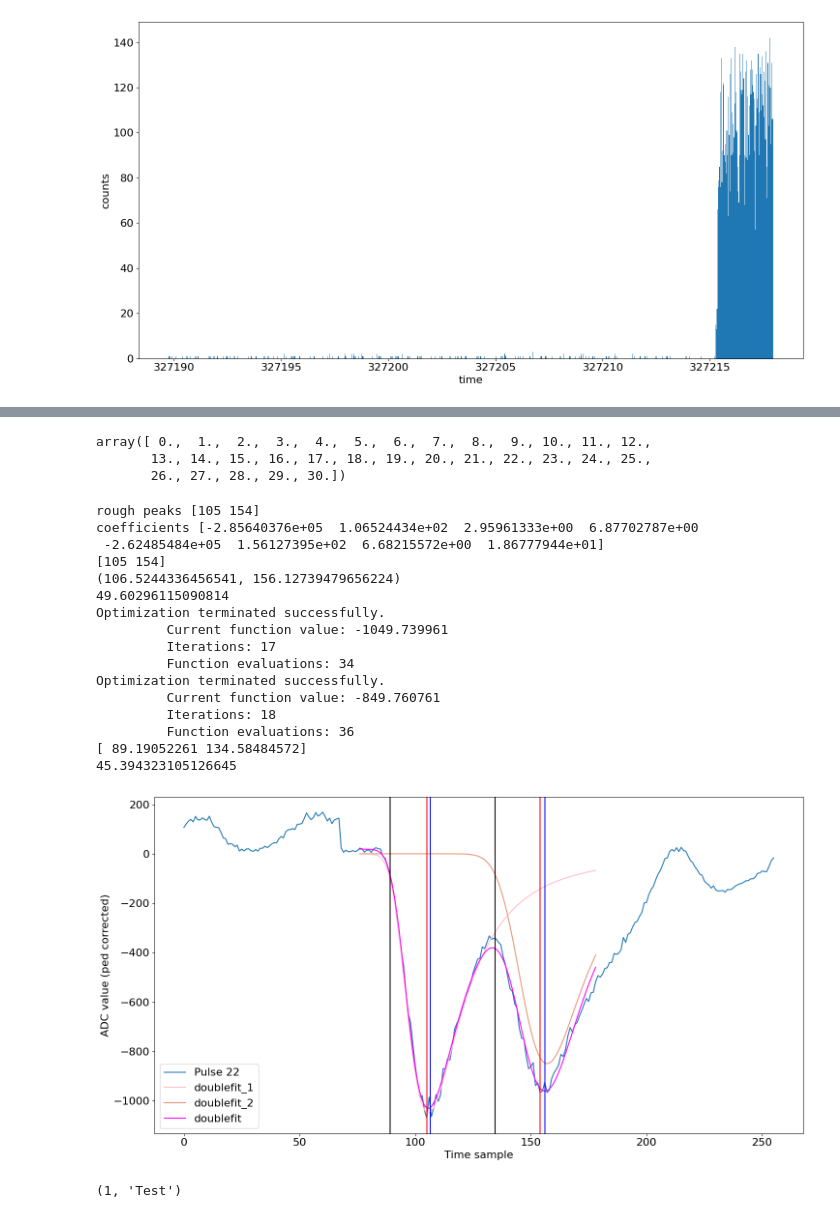
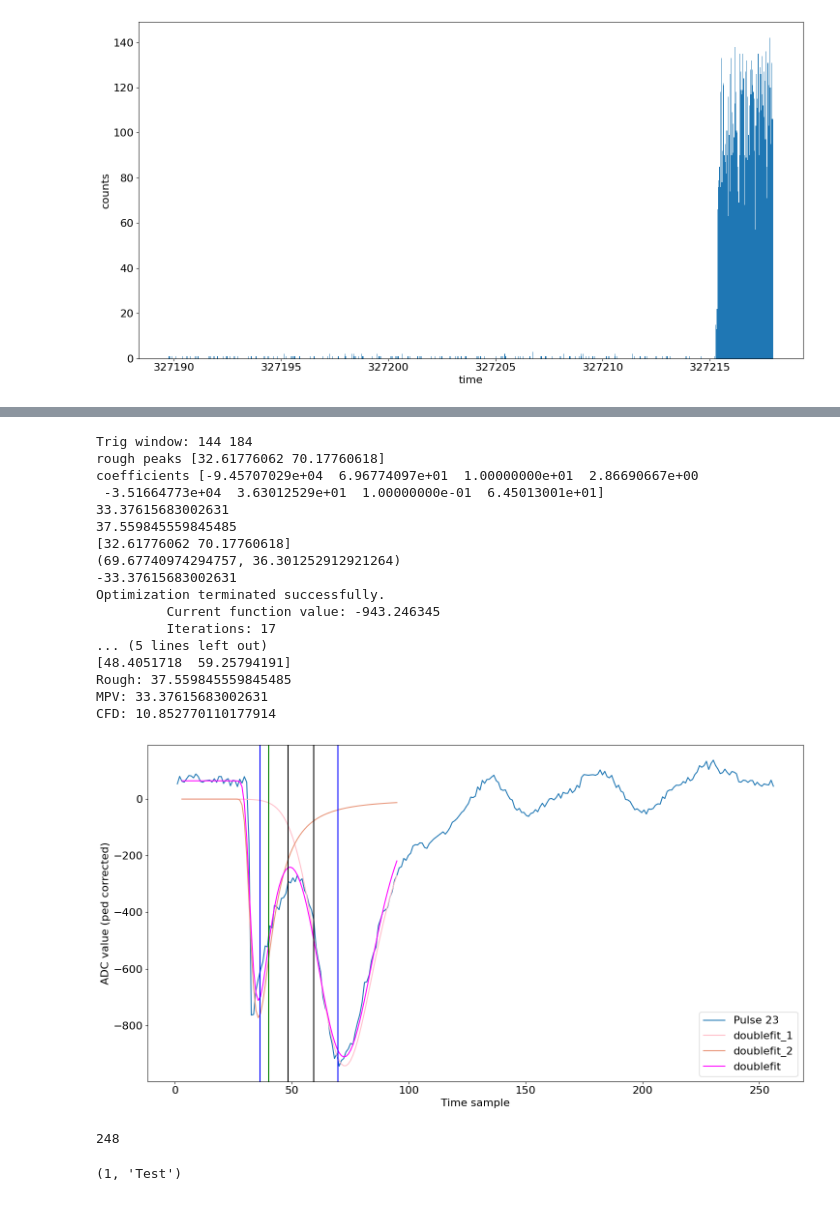
Before and after one commit to FTBF/LAPPD_TOF_Analysis, a Jupyter notebook: Analysis.ipynb, the cells around one changed output, grey strips where cells are left out. Saved outputs shown, nothing was run; the diff lists cells and outputs as text; code cells hidden in the pictures.

```diff
--- a/Analysis.ipynb
+++ b/Analysis.ipynb
@@ -350,7 +350,7 @@ np.set_printoptions(threshold=np.inf)
 #channels = np.array([0,1,2,3,4,6,7,8,9,10,11,12,13,14,15,16,17,18,19,20,21,22,23,24,25,26,27,28,29])
 channels = np.array([4,3,2,1,0,11,10,9,8,7,6,17,16,15,14,13,12,23,22,21,20,19,18,29,28,27,26,25,24])
 
-event = 660
+event = 671
 
 xdata = np.linspace(0, 28,29)
 ydata = data[event,:,:]-averages[:,:]
@@ -659,16 +689,10 @@ for event in range(0, 200):
     fig.tight_layout()
     fig.savefig("testPlots/Pulse_ch2_%i.png"%event)
     plt.close('all')
-# %%
-np.linspace(0,30,31)
-# %% [output]
-array([ 0.,  1.,  2.,  3.,  4.,  5.,  6.,  7.,  8.,  9., 10., 11., 12.,
-       13., 14., 15., 16., 17., 18., 19., 20., 21., 22., 23., 24., 25.,
-       26., 27., 28., 29., 30.])
 # %%
 #%%timeit
 
-event = 2244
+event = 925
 
 def fitfun(x, *p):
     A, mu, sigma, xi = p
@@ -684,14 +708,24 @@ def double_fitfun(x, *p):
     #return A*langauss.pdf(x=x,landau_x_mpv=mu,landau_xi=xi,gauss_sigma=sigma)
     return fitfun(x, A1, mu1, sigma1, xi1) + fitfun(x, A2, mu2, sigma2, xi1) + y0
 
-xdata = np.linspace(0, 255,256)
+#xdata = np.linspace(0, 255,256)
+deltax = np.array([256*4/259]+[256/259]*255)
 ydata = data[event,:,:]-averages[:,:]
 
 channel = ydata.min(axis=1).argmin()
 
+cw_low = (((times_320[event]+2+2)%8)*32-16)%256
+cw_high = (((times_320[event]+2+2)%8)*32+24)%256
+
+print("Trig window:", cw_low, cw_high)
+
 ydata = ydata[channel]
+ydata = np.roll(ydata, -cw_low)
+deltax = np.roll(deltax, -cw_low)
+xdata = np.cumsum(deltax)
 
 peaks2 = scipy.signal.find_peaks(-ydata, height=(-0.6)*ydata.min(), distance = 22)[0]
+peaks2 = xdata[peaks2]
 
 peaks = []
 csl = []
@@ -727,6 +761,8 @@ coeff2, var_matrix2 = curve_fit(double_fitfun, xdata_cut, ydata_cut, p0=p0, boun
 #coeff2 = coefs
 print("coefficients", coeff2)
 
+peaks = np.array((coeff2[5],coeff2[1]))
+
 try:
     print(peaks.max()-peaks.min())
     print(peaks2.max()-peaks2.min())
@@ -753,53 +789,63 @@ peaks3.append(fsolve(lamfun2, [coeff2[5]-10]).min())
 
 peaks3 = np.array(peaks3)
 print(peaks3)
-print(peaks3.max()-peaks3.min())
+print("Rough:",  peaks2.max()-peaks2.min())
+print("MPV:",  peaks.max()-peaks.min())
+print("CFD:",  peaks3.max()-peaks3.min())
 
 fig, (ax1) = plt.subplots(1, 1)
 ax1.plot(xdata, ydata, label="Pulse %i"%channel)
 for i, (x, bs) in enumerate(csl):
     ax1.plot(x, bs, label="SingleFit_%i"%(i+1), color='orange')
 ax1.plot(xdata_cut, fitfun(xdata_cut,*coeff2[:4]), label="doublefit_1", color='pink')
 ax1.plot(xdata_cut, fitfun(xdata_cut,*(coeff2[4], coeff2[5], coeff2[6], coeff2[3])), label="doublefit_2", color='darksalmon')
 ax1.plot(xdata_cut, double_fitfun(xdata_cut,*coeff2), label="doublefit", color='magenta')
 #ax1.plot(xdata_cut, lamfun1(xdata_cut), label="doublefit", color='black')
 #ax1.plot(xdata_cut, lamfun2(xdata_cut), label="doublefit", color='black')
 #ax1.plot(xplot, dbs(xplot))
 #ax1.plot(xplot, dcs(xplot))
 #for x in peaks:
 #    ax1.axvline(x, color="green")
 
-for x in peaks2:
-    ax1.axvline(x, color="red")
+#for x in peaks2:
+#    ax1.axvline(x, color="red")
 ax1.axvline(coeff2[1], color="blue")
 ax1.axvline(coeff2[5], color="blue")
 for x in peaks3:
     ax1.axvline(x, color="black")
 
 ax1.set_xlabel("Time sample")
 ax1.set_ylabel("ADC value (ped corrected)")
 
+#ax1.axvline(cw_low, color="green")
+ax1.axvline(40, color="green")
+
 ax1.legend()
 
 fig.tight_layout()
 # %% [output]
-rough peaks [105 154]
-coefficients [-2.85640376e+05  1.06524434e+02  2.95961333e+00  6.87702787e+00
- -2.62485484e+05  1.56127395e+02  6.68215572e+00  1.86777944e+01]
-[105 154]
-(106.5244336456541, 156.12739479656224)
-49.60296115090814
+Trig window: 144 184
+rough peaks [32.61776062 70.17760618]
+coefficients [-9.45707029e+04  6.96774097e+01  1.00000000e+01  2.86690667e+00
+ -3.51664773e+04  3.63012529e+01  1.00000000e-01  6.45013001e+01]
+33.37615683002631
+37.559845559845485
+[32.61776062 70.17760618]
+(69.67740974294757, 36.301252912921264)
+-33.37615683002631
 Optimization terminated successfully.
-         Current function value: -1049.739961
+         Current function value: -943.246345
          Iterations: 17
-         Function evaluations: 34
-Optimization terminated successfully.
-         Current function value: -849.760761
-         Iterations: 18
-         Function evaluations: 36
-[ 89.19052261 134.58484572]
-45.394323105126645
+... (5 lines left out)
+[48.4051718  59.25794191]
+Rough: 37.559845559845485
+MPV: 33.37615683002631
+CFD: 10.852770110177914
-[figure, old version]
+[figure, new version]
+# %%
+(-8)%256
+# %% [output]
+248
 # %%
 def test(*p):
     print (p)
```
Also changed, not shown: parts of 6 cells of this notebook.
